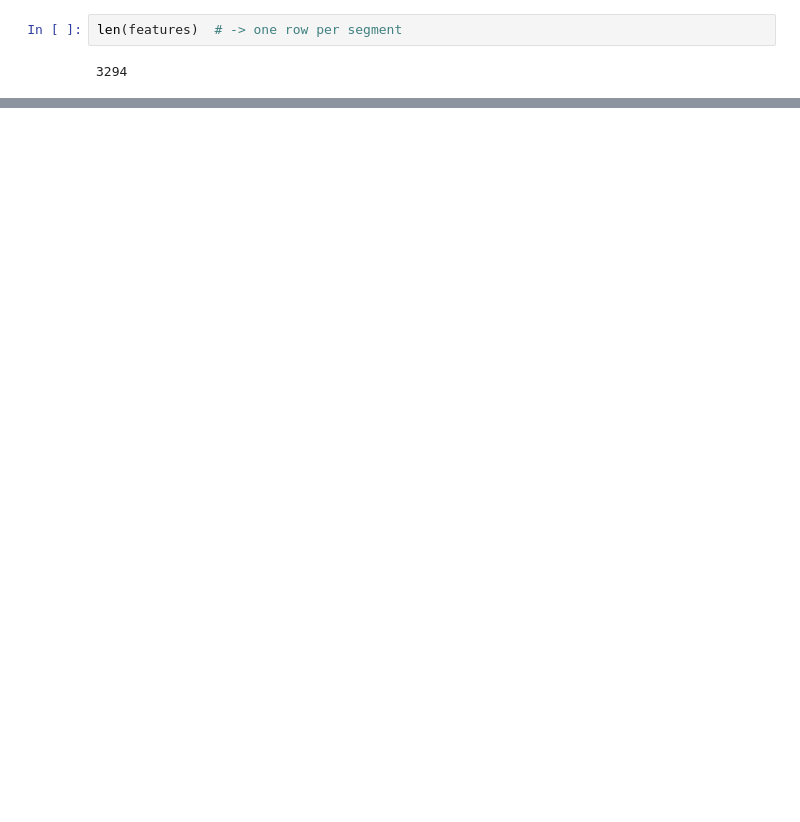
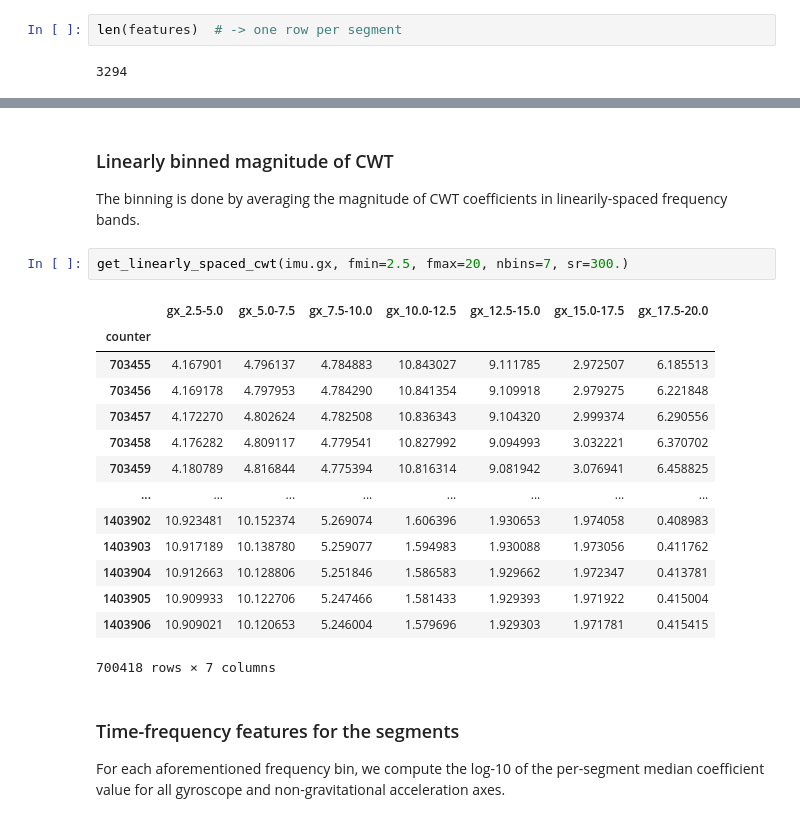
Before and after one commit to rfayat/DISSeCT, a Jupyter notebook: notebooks/02_features.ipynb, the cells around one changed output, grey strips where cells are left out. Saved outputs shown, nothing was run; the diff lists cells and outputs as text; blank space fills up the shorter version.

```diff
--- a/notebooks/02_features.ipynb
+++ b/notebooks/02_features.ipynb
@@ -71,0 +118,23 @@ import ssqueezepy
+# %% [markdown]
+### Linearly binned magnitude of CWT
+The binning is done by averaging the magnitude of CWT coefficients in linearily-spaced frequency bands.
+# %%
+get_linearly_spaced_cwt(imu.gx, fmin=2.5, fmax=20, nbins=7, sr=300.)
+# %% [output]
+|  | gx_2.5-5.0 | gx_5.0-7.5 | gx_7.5-10.0 | gx_10.0-12.5 | gx_12.5-15.0 | gx_15.0-17.5 | gx_17.5-20.0 |
+| counter |  |  |  |  |  |  |  |
+| 703455 | 4.167901 | 4.796137 | 4.784883 | 10.843027 | 9.111785 | 2.972507 | 6.185513 |
+| 703456 | 4.169178 | 4.797953 | 4.784290 | 10.841354 | 9.109918 | 2.979275 | 6.221848 |
+| 703457 | 4.172270 | 4.802624 | 4.782508 | 10.836343 | 9.104320 | 2.999374 | 6.290556 |
+| 703458 | 4.176282 | 4.809117 | 4.779541 | 10.827992 | 9.094993 | 3.032221 | 6.370702 |
+| 703459 | 4.180789 | 4.816844 | 4.775394 | 10.816314 | 9.081942 | 3.076941 | 6.458825 |
+| ... | ... | ... | ... | ... | ... | ... | ... |
+| 1403902 | 10.923481 | 10.152374 | 5.269074 | 1.606396 | 1.930653 | 1.974058 | 0.408983 |
+| 1403903 | 10.917189 | 10.138780 | 5.259077 | 1.594983 | 1.930088 | 1.973056 | 0.411762 |
+| 1403904 | 10.912663 | 10.128806 | 5.251846 | 1.586583 | 1.929662 | 1.972347 | 0.413781 |
+| 1403905 | 10.909933 | 10.122706 | 5.247466 | 1.581433 | 1.929393 | 1.971922 | 0.415004 |
+| 1403906 | 10.909021 | 10.120653 | 5.246004 | 1.579696 | 1.929303 | 1.971781 | 0.415415 |
+700418 rows × 7 columns
+# %% [markdown]
+### Time-frequency features for the segments
+For each aforementioned frequency bin, we compute the log-10 of the per-segment median coefficient value for all gyroscope and non-gravitational acceleration axes.
```
Also changed, not shown: parts of 10 cells of this notebook, 3 other files.
